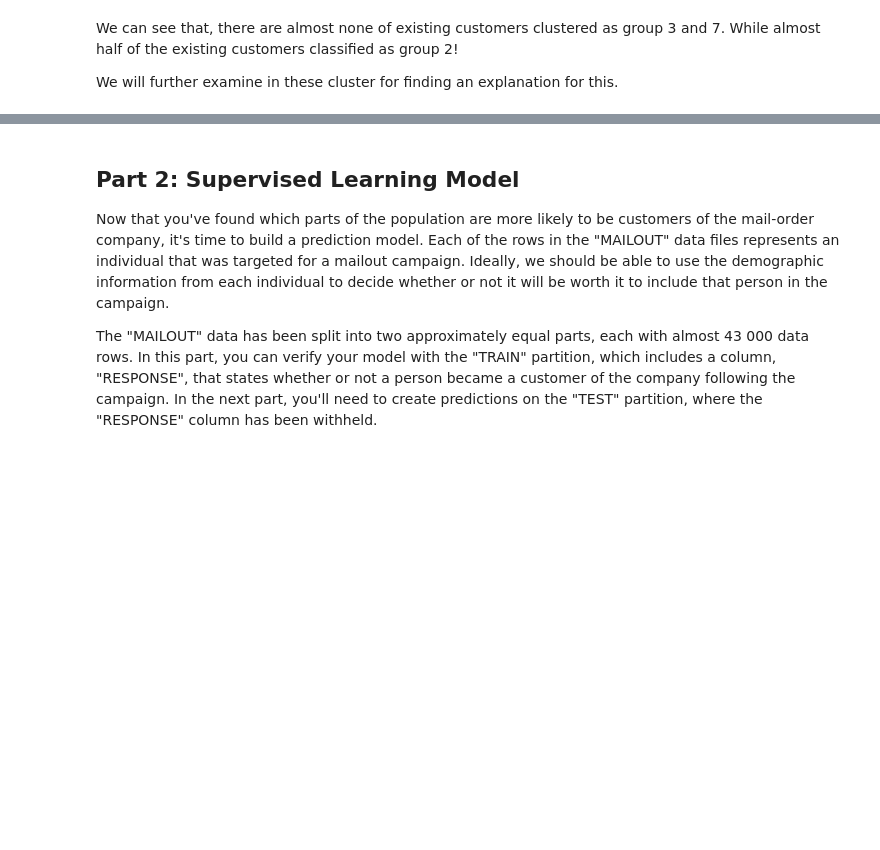
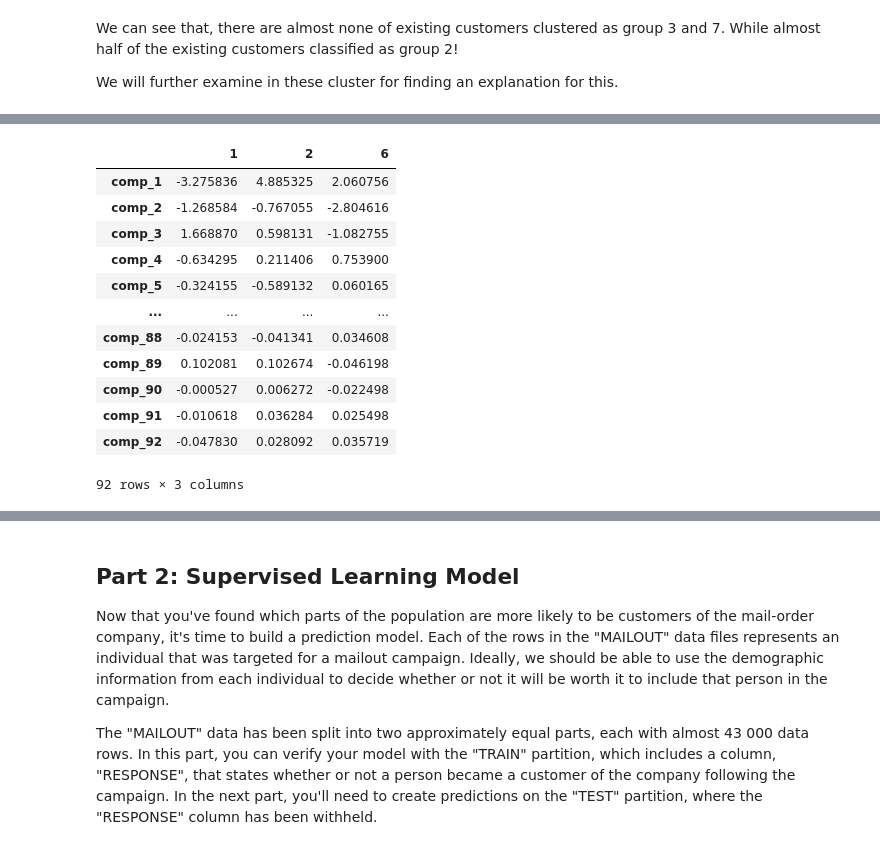
Before and after one commit to korntewin/capstone-arvato-customer-segmentation, a Jupyter notebook: Arvato Project Workbook.ipynb, the cells around one changed output, grey strips where cells are left out. Saved outputs shown, nothing was run; the diff lists cells and outputs as text; code cells hidden in the pictures; blank space fills up the shorter version.

```diff
--- a/Arvato Project Workbook.ipynb
+++ b/Arvato Project Workbook.ipynb
@@ -667,0 +699,16 @@ cluster_centers_df
+# %%
+cluster_centers_df.loc[[1, 2, 6]].T
+# %% [output]
+|  | 1 | 2 | 6 |
+| comp_1 | -3.275836 | 4.885325 | 2.060756 |
+| comp_2 | -1.268584 | -0.767055 | -2.804616 |
+| comp_3 | 1.668870 | 0.598131 | -1.082755 |
+| comp_4 | -0.634295 | 0.211406 | 0.753900 |
+| comp_5 | -0.324155 | -0.589132 | 0.060165 |
+| ... | ... | ... | ... |
+| comp_88 | -0.024153 | -0.041341 | 0.034608 |
+| comp_89 | 0.102081 | 0.102674 | -0.046198 |
+| comp_90 | -0.000527 | 0.006272 | -0.022498 |
+| comp_91 | -0.010618 | 0.036284 | 0.025498 |
+| comp_92 | -0.047830 | 0.028092 | 0.035719 |
+92 rows × 3 columns
```
Also changed, not shown: parts of 40 cells of this notebook.
